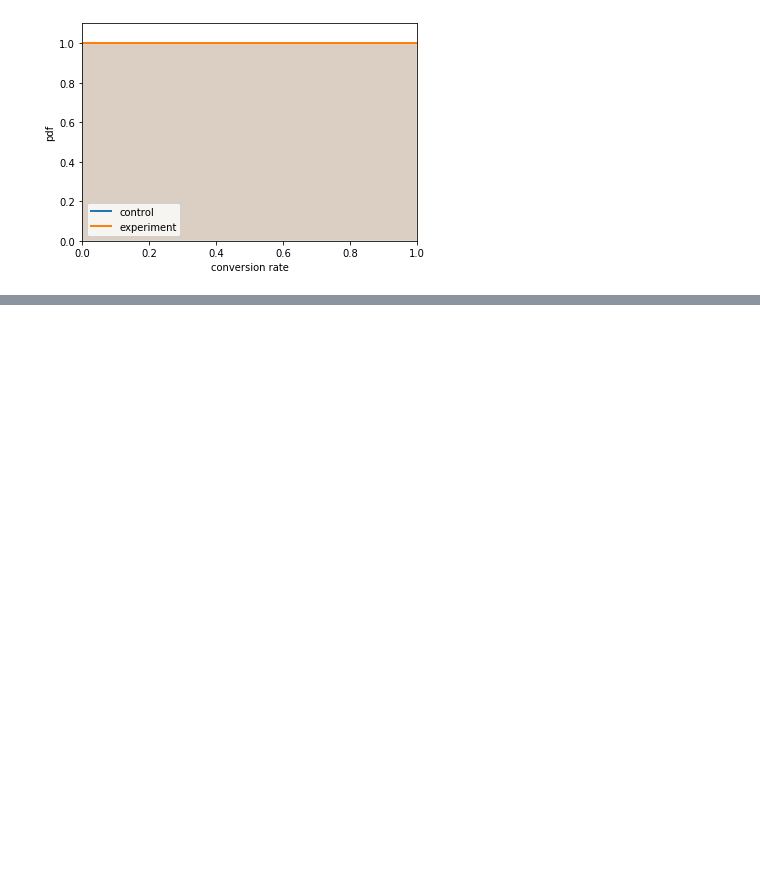
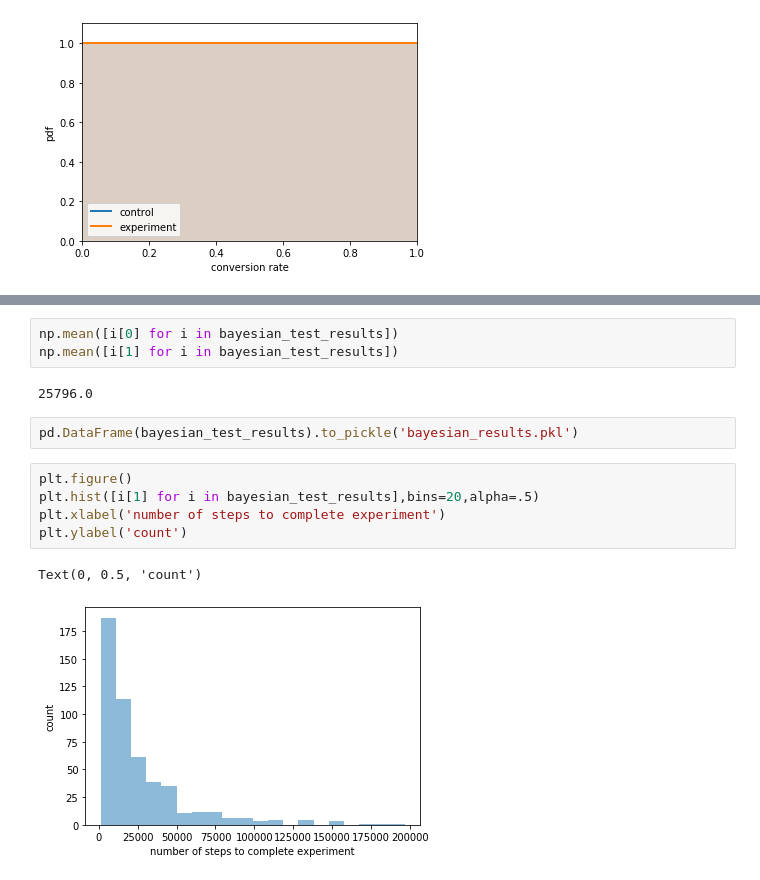
Before and after one commit to prateekpuri01/Bayesian_AB_testing, a Jupyter notebook: Bayesian AB Testing.ipynb, the cells around one changed output, grey strips where cells are left out. Cells and saved outputs as stored; diff of their text form; blank space fills up the shorter version.

```diff
--- a/Bayesian AB Testing.ipynb
+++ b/Bayesian AB Testing.ipynb
@@ -314,0 +409,15 @@ plt.legend()
+# %%
+np.mean([i[0] for i in bayesian_test_results])
+np.mean([i[1] for i in bayesian_test_results])
+# %% [output]
+25796.0
+# %%
+pd.DataFrame(bayesian_test_results).to_pickle('bayesian_results.pkl')
+# %%
+plt.figure()
+plt.hist([i[1] for i in bayesian_test_results],bins=20,alpha=.5)
+plt.xlabel('number of steps to complete experiment')
+plt.ylabel('count')
+# %% [output]
+Text(0, 0.5, 'count')
+[figure, added]
```
Also changed, not shown: parts of 9 cells of this notebook, 1 other file.
